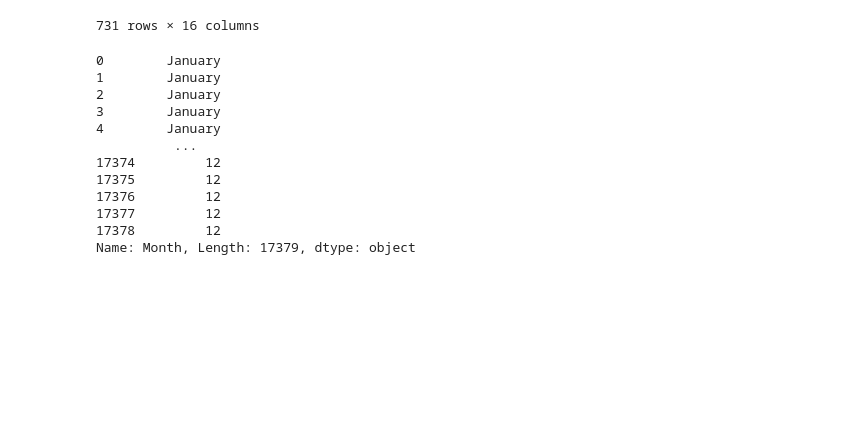
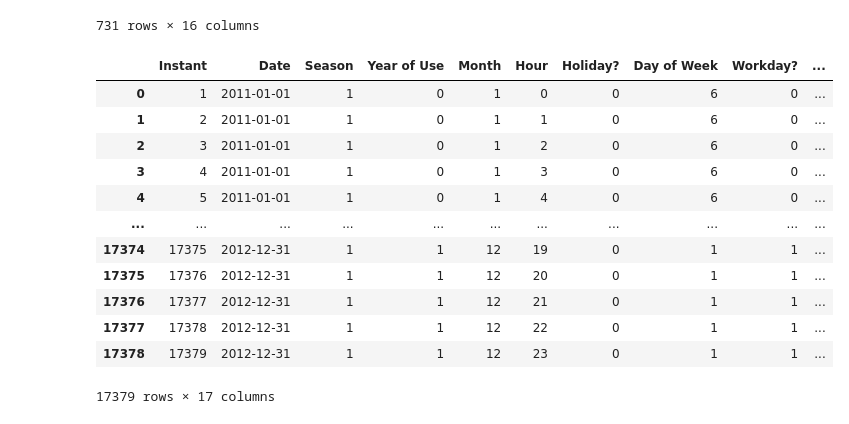
Before and after one commit to data301-2020-winter2/course-project-group_1016, a Jupyter notebook: Data/Raw/Data/Bike-Sharing-Dataset/analysis_olivia_milestone2.ipynb, the cells around one changed output. Saved outputs shown, nothing was run; the diff lists cells and outputs as text; code cells hidden in the pictures; blank space fills up the shorter version.

Commit message:
Worked on processing data and renaming columns and such.

```diff
--- a/Data/Raw/Data/Bike-Sharing-Dataset/analysis_olivia_milestone2.ipynb
+++ b/Data/Raw/Data/Bike-Sharing-Dataset/analysis_olivia_milestone2.ipynb
@@ -35,6 +35,21 @@ day
 | 729 | 730 | 2012-12-30 | 1 | 1 | 12 | 0 | 0 | 0 | 1 | 0.255833 | ... |
 | 730 | 731 | 2012-12-31 | 1 | 1 | 12 | 0 | 1 | 1 | 2 | 0.215833 | ... |
 731 rows × 16 columns
+# %%
+df = hour
 # %%
-df = (hour
-      .rename(columns={"instant":"Instant", "dteday": "Date", "season":"Season", "yr": "Year of Use", "mnth": "Month", "hr":"Hour", "weekday":"Day of Week", "workingday":"Workday?", "holiday":"Holiday?", "casual":"Casual Users", "registered":"Registered User", "cnt":"Total Users", "weathersit":"Weather Situation", "temp":"Temperature", "atemp":"Feeling Temperature", "hum":"Humidity", "windspeed":"Wind Speed"}, inplace=True))
+df.rename(columns={"instant":"Instant", "dteday":"Date", "season":"Season", "yr":"Year of Use", "mnth":"Month", "hr":"Hour", "weekday":"Day of Week", "workingday":"Workday?", "holiday":"Holiday?", "casual":"Casual Users", "registered":"Registered User", "cnt":"Total Users", "weathersit":"Weather Situation", "temp":"Temperature", "atemp":"Feeling Temperature", "hum":"Humidity", "windspeed":"Wind Speed"})
+# %% [output]
+|  | Instant | Date | Season | Year of Use | Month | Hour | Holiday? | Day of Week | Workday? | ... |
+| 0 | 1 | 2011-01-01 | 1 | 0 | 1 | 0 | 0 | 6 | 0 | ... |
+| 1 | 2 | 2011-01-01 | 1 | 0 | 1 | 1 | 0 | 6 | 0 | ... |
+| 2 | 3 | 2011-01-01 | 1 | 0 | 1 | 2 | 0 | 6 | 0 | ... |
+| 3 | 4 | 2011-01-01 | 1 | 0 | 1 | 3 | 0 | 6 | 0 | ... |
+| 4 | 5 | 2011-01-01 | 1 | 0 | 1 | 4 | 0 | 6 | 0 | ... |
+| ... | ... | ... | ... | ... | ... | ... | ... | ... | ... | ... |
+| 17374 | 17375 | 2012-12-31 | 1 | 1 | 12 | 19 | 0 | 1 | 1 | ... |
+| 17375 | 17376 | 2012-12-31 | 1 | 1 | 12 | 20 | 0 | 1 | 1 | ... |
+| 17376 | 17377 | 2012-12-31 | 1 | 1 | 12 | 21 | 0 | 1 | 1 | ... |
+| 17377 | 17378 | 2012-12-31 | 1 | 1 | 12 | 22 | 0 | 1 | 1 | ... |
+| 17378 | 17379 | 2012-12-31 | 1 | 1 | 12 | 23 | 0 | 1 | 1 | ... |
+17379 rows × 17 columns
@@ -45,15 +57,0 @@ df['Month'] = df['Month'].replace([1,2],['January','February'])
-# %%
-df['Month']
-# %% [output]
-0        January
-1        January
-2        January
-3        January
-4        January
-          ...
-17374         12
-17375         12
-17376         12
-17377         12
-17378         12
-Name: Month, Length: 17379, dtype: object
```
Also changed, not shown: parts of 18 cells of this notebook.
